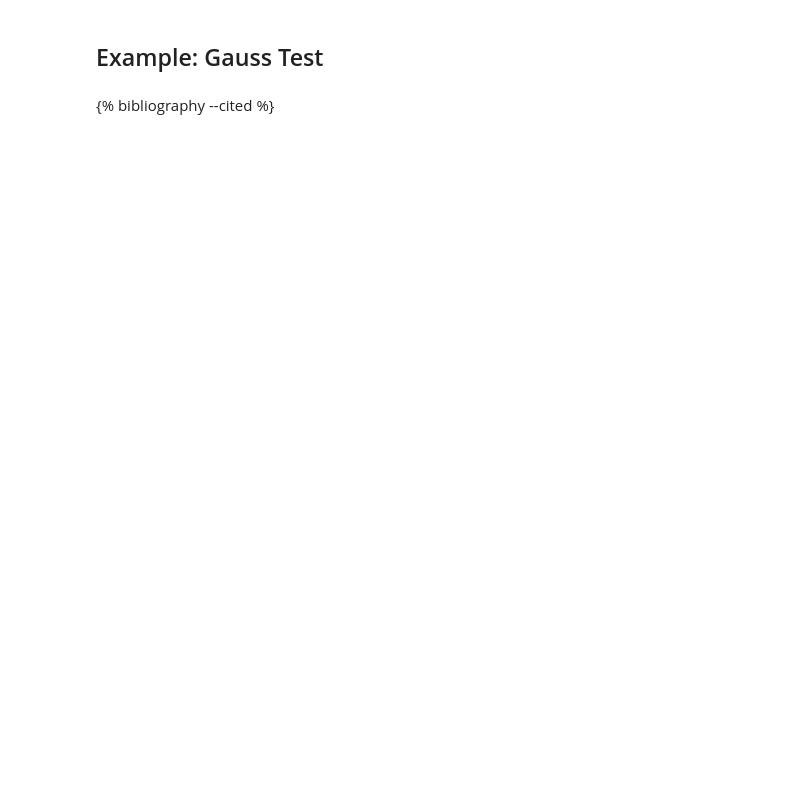
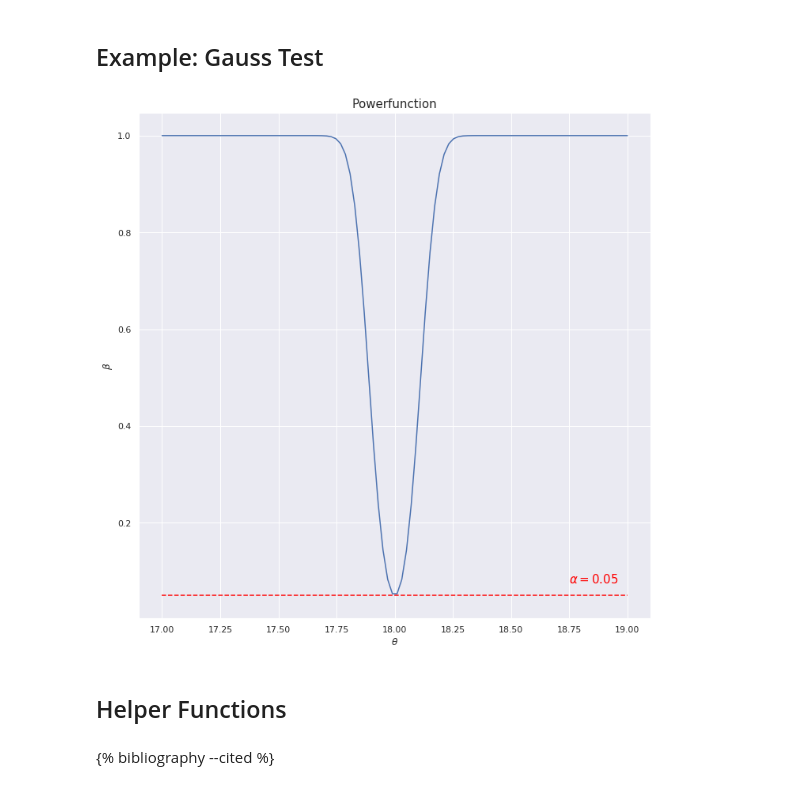
Before and after one commit to ChristopherTh/statistics-blog, a Jupyter notebook: _notebooks/2020-08-23-Hypothses_testing.ipynb, the cells around one changed output. Cells and saved outputs as stored; diff of their text form; code cells hidden in the pictures; blank space fills up the shorter version.

Commit message:
Added front plot.

```diff
--- a/_notebooks/2020-08-23-Hypothses_testing.ipynb
+++ b/_notebooks/2020-08-23-Hypothses_testing.ipynb
@@ -46,2 +50,23 @@ plt.legend();
 # %% [markdown]
 ## Example: Gauss Test
+# %%
+n = 10
+sigma = 0.18
+mu_0 = 18.3
+grid = np.linspace(17, 19 , 100)
+alpha = 0.05
+
+aa = power_gauss(alpha, n, sigma, grid, 18)
+
+fig, axes = plt.subplots( tight_layout = True, figsize = (10, 10))
+
+axes.plot(grid, aa)
+axes.hlines(alpha, grid.min(), grid.max(), linestyle = 'dashed', color = 'red'  )
+axes.annotate(r"$\alpha = 0.05$", [18.75, 0.05], [18.75, .075], fontsize = 15, color = 'red')
+axes.set_ylabel(r"$\beta$")
+axes.set_xlabel(r"$\theta$")
+axes.set_title("Powerfunction", fontsize = 15)
+# %% [output]
+[figure, added]
+# %% [markdown]
+## Helper Functions
```
Also changed, not shown: parts of 7 cells of this notebook, 1 other file.
